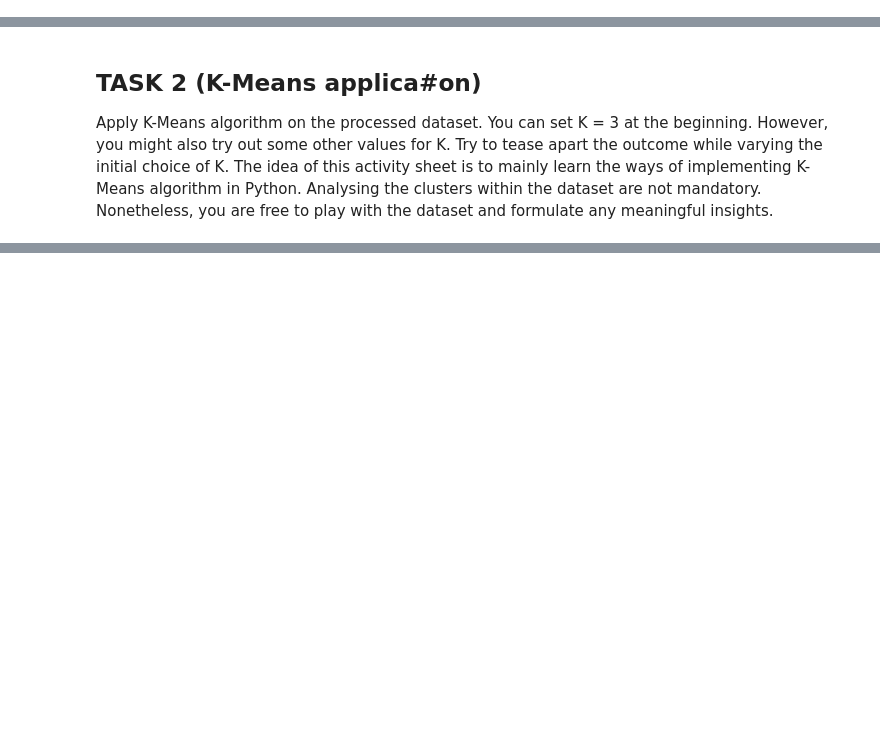
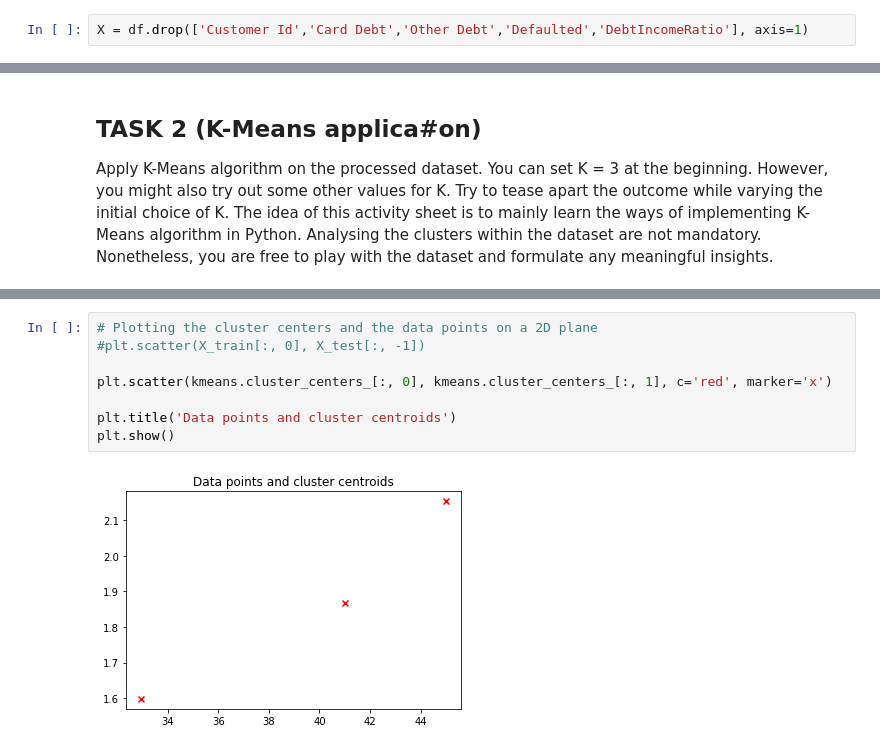
Before and after one commit to leonhelg/machine-learning-course, a Jupyter notebook: Session-8-introduction-to-clustering/Session-8.ipynb, the cells around one changed output, grey strips where cells are left out. Saved outputs shown, nothing was run; the diff lists cells and outputs as text; blank space fills up the shorter version.

```diff
--- a/Session-8-introduction-to-clustering/Session-8.ipynb
+++ b/Session-8-introduction-to-clustering/Session-8.ipynb
@@ -70,3 +67,5 @@ sns.heatmap(correlation, linecolor='black', linewidth=0.5, annot=True, cmap='Blu
 [figure]
 # %% [markdown]
 #### 1.3 Select feature set
+# %%
+X = df.drop(['Customer Id','Card Debt','Other Debt','Defaulted','DebtIncomeRatio'], axis=1)
@@ -88,0 +122,10 @@ ValueError: Input contains NaN, infinity or a value too large for dtype('float64
+# %%
+# Plotting the cluster centers and the data points on a 2D plane
+#plt.scatter(X_train[:, 0], X_test[:, -1])
+
+plt.scatter(kmeans.cluster_centers_[:, 0], kmeans.cluster_centers_[:, 1], c='red', marker='x')
+
+plt.title('Data points and cluster centroids')
+plt.show()
+# %% [output]
+[figure, added]
```
Also changed, not shown: parts of 8 cells of this notebook.
